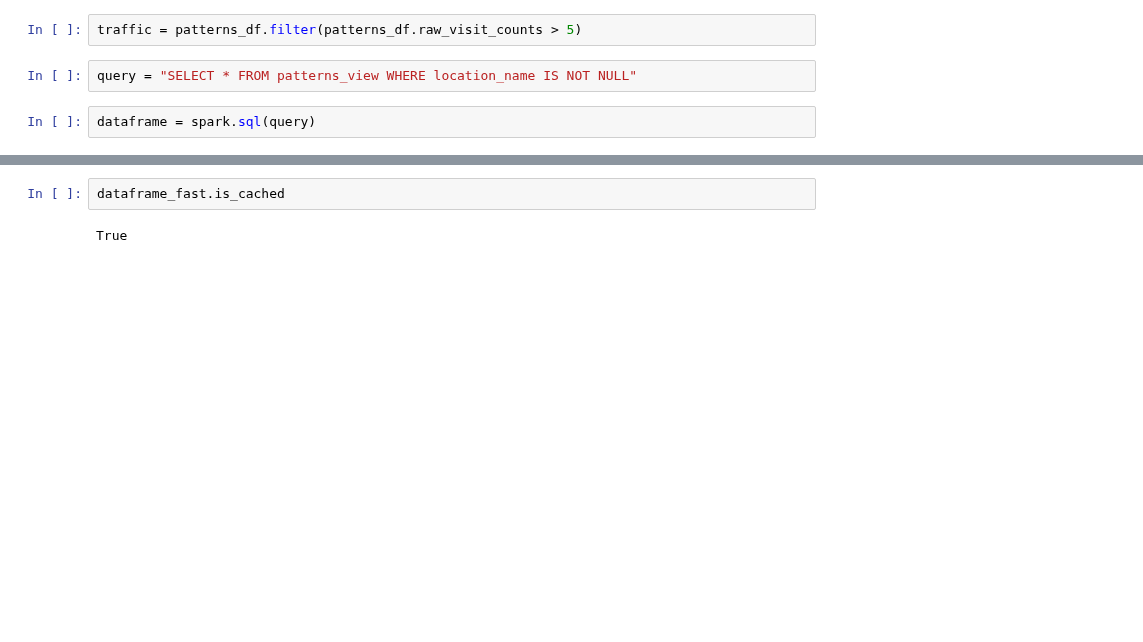
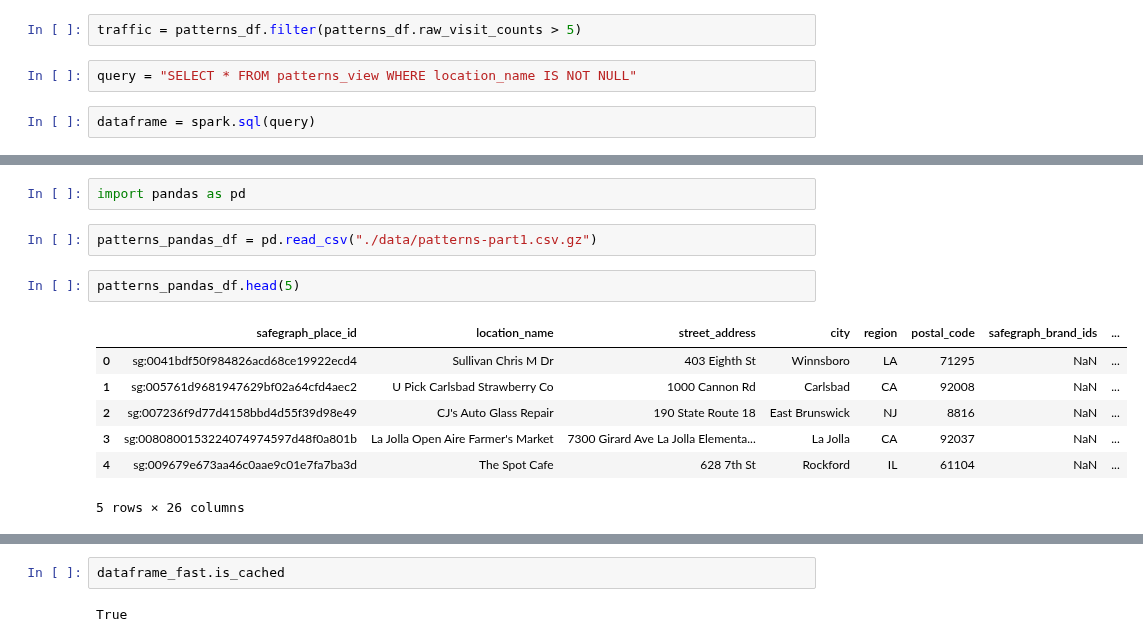
Before and after one commit to tahentx/pv_workbook, a Jupyter notebook: datascience/safegraph/patterns_september.ipynb, the cells around one changed output, grey strips where cells are left out. Drawn from its saved outputs; the diff is of its cells as text; blank space fills up the shorter version.

```diff
--- a/datascience/safegraph/patterns_september.ipynb
+++ b/datascience/safegraph/patterns_september.ipynb
@@ -59,0 +80,14 @@ DataFrame[safegraph_place_id: string, location_name: string, street_address: str
+# %%
+import pandas as pd
+# %%
+patterns_pandas_df = pd.read_csv("./data/patterns-part1.csv.gz")
+# %%
+patterns_pandas_df.head(5)
+# %% [output]
+|  | safegraph_place_id | location_name | street_address | city | region | postal_code | safegraph_brand_ids | ... |
+| 0 | sg:0041bdf50f984826acd68ce19922ecd4 | Sullivan Chris M Dr | 403 Eighth St | Winnsboro | LA | 71295 | NaN | ... |
+| 1 | sg:005761d9681947629bf02a64cfd4aec2 | U Pick Carlsbad Strawberry Co | 1000 Cannon Rd | Carlsbad | CA | 92008 | NaN | ... |
+| 2 | sg:007236f9d77d4158bbd4d55f39d98e49 | CJ's Auto Glass Repair | 190 State Route 18 | East Brunswick | NJ | 8816 | NaN | ... |
+| 3 | sg:0080800153224074974597d48f0a801b | La Jolla Open Aire Farmer's Market | 7300 Girard Ave La Jolla Elementa... | La Jolla | CA | 92037 | NaN | ... |
+| 4 | sg:009679e673aa46c0aae9c01e7fa7ba3d | The Spot Cafe | 628 7th St | Rockford | IL | 61104 | NaN | ... |
+5 rows × 26 columns
```
Also changed, not shown: parts of 26 cells of this notebook.
